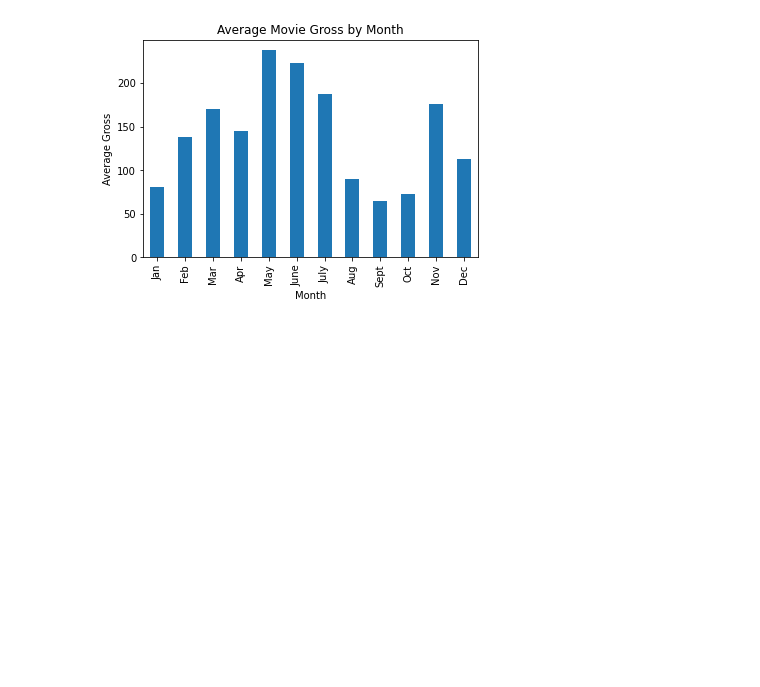
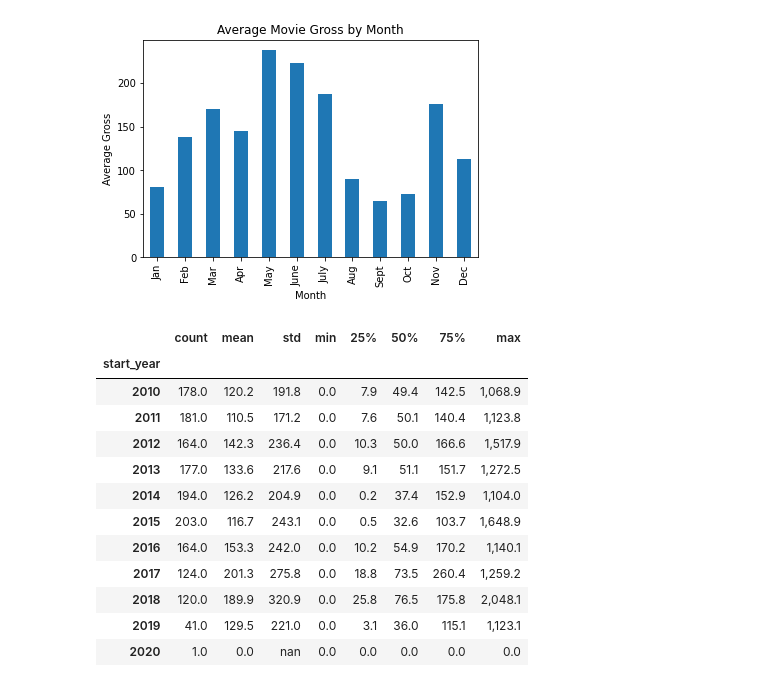
Before and after one commit to KenHoffman95/Movie-Box-Office-Predictor-, a Jupyter notebook: Data Cleaning and Feature Engineering.ipynb, the cells around one changed output. Drawn from its saved outputs; the diff is of its cells as text; code cells hidden in the pictures; blank space fills up the shorter version.

```diff
--- a/Data Cleaning and Feature Engineering.ipynb
+++ b/Data Cleaning and Feature Engineering.ipynb
@@ -321,6 +321,6 @@ Comedy,Drama,Mystery             1
 Name: genres, dtype: int64
 # %%
-#Create Column to better define the different genres (completed all w/ 4 or more so far)
+#Create Column to better define the different genres (completed all w/ 3 or more so far)
 # create a list of our conditions
 conditions = [
     (df_movies['genres'] == 'Drama'),
@@ -413,12 +413,37 @@ conditions = [
     (df_movies['genres'] == 'Comedy,Drama,Fantasy'),
     (df_movies['genres'] == 'Drama,Romance,Thriller'),
     (df_movies['genres'] == 'Action,Crime,Sci-Fi'),
-    (df_movies['genres'] == 'Horror,Sci-Fi,Thriller')
+    (df_movies['genres'] == 'Horror,Sci-Fi,Thriller'),
+    (df_movies['genres'] == 'Action,Adventure,Western'),
+    (df_movies['genres'] == 'Action,Comedy'),
+    (df_movies['genres'] == 'Drama,War'),
+    (df_movies['genres'] == 'Drama,Family,Sport'),
+    (df_movies['genres'] == 'Comedy,Music'),
+    (df_movies['genres'] == 'Drama,Romance,War'),
+    (df_movies['genres'] == 'Crime,Mystery,Thriller'),
+    (df_movies['genres'] == 'Comedy,Music,Romance'),
+    (df_movies['genres'] == 'Adventure,Comedy,Fantasy'),
+    (df_movies['genres'] == 'Comedy,Crime,Thriller'),
+    (df_movies['genres'] == 'Drama,Horror,Sci-Fi'),
+    (df_movies['genres'] == 'Action,Adventure,Mystery'),
+    (df_movies['genres'] == 'Drama,History,Thriller'),
+    (df_movies['genres'] == 'Comedy,Documentary'),
+    (df_movies['genres'] == 'Comedy,Fantasy,Romance'),
+    (df_movies['genres'] == 'Adventure,Fantasy'),
+    (df_movies['genres'] == 'Adventure,Drama,Horror'),
+    (df_movies['genres'] == 'Drama,Fantasy'),
+    (df_movies['genres'] == 'Action,Horror,Thriller'),
+    (df_movies['genres'] == 'Horror,Mystery,Sci-Fi'),
+    (df_movies['genres'] == 'Horror,Mystery'),
+    (df_movies['genres'] == 'Comedy,Fantasy,Horror'),
+    (df_movies['genres'] == 'Action,Drama,Sport'),
+    (df_movies['genres'] == 'Drama,Horror'),
+    (df_movies['genres'] == 'Action,Adventure,Horror')
 
 ]
 
 # create a list of the values we want to assign for each condition
-values = ['Drama', 'Action Comedy', 'Comedy', 'Action Sci-Fi', 'Romantic Dramedy', 'Dramedy', 'Romantic Comedy',
+values = ['Drama', 'Animation', 'Comedy', 'Action Sci-Fi', 'Romantic Dramedy', 'Dramedy', 'Romantic Comedy',
          'Action Drama', 'Documentary', 'Romantic Drama', 'Action Comedy', 'Horror Thriller', 'Action Fantasy',
          'Action Drama', 'Thriller', 'Horror Thriller', 'Action Thriller', 'Thriller', 'Action Comedy', 'Biographical',
          'Action Thriller', 'Horror', 'Biographical', 'Biographical', 'Drama', 'Animation', 'Action Thriller',
@@ -429,9 +454,10 @@ values = ['Drama', 'Action Comedy', 'Comedy', 'Action Sci-Fi', 'Romantic Dramedy
           'Family', 'Animation', 'Comedy', 'Horror Comedy', 'Biographical Music', 'Comedy', 'Fantasy', 'Horror Comedy',
           'Biographical', 'Family', 'Animation', 'Romantic Drama', 'Animation', 'Biographical', 'Romantic Drama',
           'Biographical', 'Action', 'Documentary', 'Horror', 'Comedy', 'Action Comedy', 'Action Fantasy', 'Action Comedy',
-          'Action Comedy', 'Thriller', 'War', 'Comedy', 'Romantic Drama', 'Action Sci-Fi', 'Horror'
-
-
+          'Action Comedy', 'Thriller', 'War', 'Comedy', 'Romantic Drama', 'Action Sci-Fi', 'Horror', 'Western',
+          'Action Comedy', 'War', 'Sports', 'Music Comedy', 'War', 'Thriller', 'Romantic Comedy', 'Comedy',
+          'Comedy Thriller', 'Horror', 'Action', 'Historical', 'Documentary', 'Romantic Comedy', 'Fantasy',
+          'Horror', 'Fantasy Drama', 'Horror', 'Horror', 'Horror', 'Horror Comedy', 'Sports', 'Horror', 'Horror'
 
          ]
 
@@ -503,3 +529,20 @@ chart.set_xticklabels(labels)
  Text(0, 0, 'Nov'),
  Text(0, 0, 'Dec')]
 [figure]
+# %%
+#check average gross per movie by year
+df_movies['worldwide_gross_millions'].groupby(df_movies['start_year']).describe()
+# %% [output]
+|  | count | mean | std | min | 25% | 50% | 75% | max |
+| start_year |  |  |  |  |  |  |  |  |
+| 2010 | 178.0 | 120.2 | 191.8 | 0.0 | 7.9 | 49.4 | 142.5 | 1,068.9 |
+| 2011 | 181.0 | 110.5 | 171.2 | 0.0 | 7.6 | 50.1 | 140.4 | 1,123.8 |
+| 2012 | 164.0 | 142.3 | 236.4 | 0.0 | 10.3 | 50.0 | 166.6 | 1,517.9 |
+| 2013 | 177.0 | 133.6 | 217.6 | 0.0 | 9.1 | 51.1 | 151.7 | 1,272.5 |
+| 2014 | 194.0 | 126.2 | 204.9 | 0.0 | 0.2 | 37.4 | 152.9 | 1,104.0 |
+| 2015 | 203.0 | 116.7 | 243.1 | 0.0 | 0.5 | 32.6 | 103.7 | 1,648.9 |
+| 2016 | 164.0 | 153.3 | 242.0 | 0.0 | 10.2 | 54.9 | 170.2 | 1,140.1 |
+| 2017 | 124.0 | 201.3 | 275.8 | 0.0 | 18.8 | 73.5 | 260.4 | 1,259.2 |
+| 2018 | 120.0 | 189.9 | 320.9 | 0.0 | 25.8 | 76.5 | 175.8 | 2,048.1 |
+| 2019 | 41.0 | 129.5 | 221.0 | 0.0 | 3.1 | 36.0 | 115.1 | 1,123.1 |
+| 2020 | 1.0 | 0.0 | nan | 0.0 | 0.0 | 0.0 | 0.0 | 0.0 |
```
Also changed, not shown: parts of 3 cells of this notebook.
